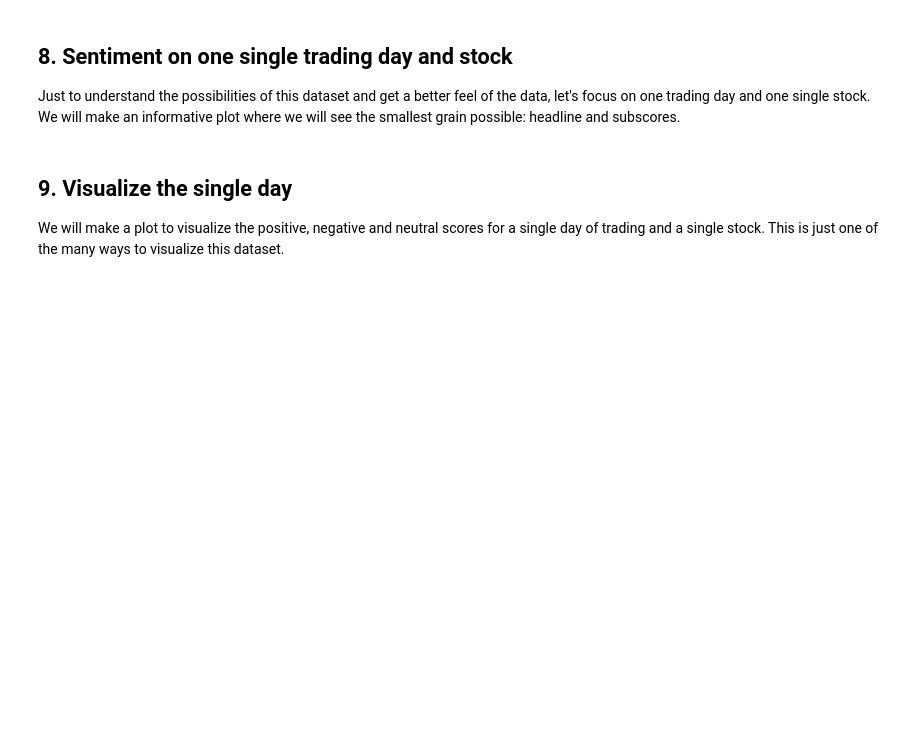
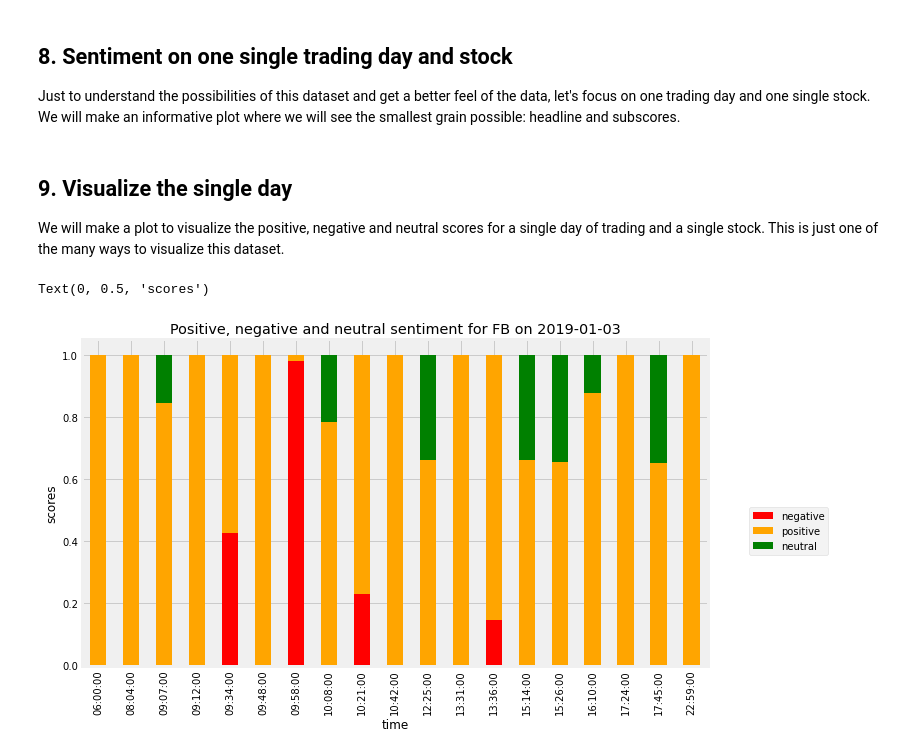
Before and after one commit to BabakBar/Stock-Sentiment-Analysis-Finviz, a Jupyter notebook: Stock Sentiment.ipynb, the cells around one changed output. Cells and saved outputs as stored; diff of their text form; code cells hidden in the pictures; blank space fills up the shorter version.

```diff
--- a/Stock Sentiment.ipynb
+++ b/Stock Sentiment.ipynb
@@ -195,11 +195,18 @@ single_day=single_day.sort_index(ascending=True)
 ## 9. Visualize the single day
 <p>We will make a plot to visualize the positive, negative and neutral scores for a single day of trading and a single stock. This is just one of the many ways to visualize this dataset.</p>
 # %%
-TITLE = "Negative, neutral, and positive sentiment for FB on 2019-01-03"
-COLORS = ["red","orange", "green"]
+TITLE = "Positive, negative and neutral sentiment for FB on 2019-01-03"
+COLORS = ["red", "orange", "green"]
 # Drop the columns that aren't useful for the plot
-plot_day = ...
+plot_day = single_day.drop(['headline', 'compound'], axis=1)
 # Change the column names to 'negative', 'positive', and 'neutral'
-plot_day.columns = ...
+plot_day.columns = ['negative', 'positive', 'neutral']
 # Plot a stacked bar chart
-# ... YOUR CODE FOR TASK 9 :-) ...
+plot_day.plot.bar(stacked = True,
+                  figsize=(10, 6),
+                  title = TITLE,
+                  color = COLORS).legend(bbox_to_anchor=(1.2, 0.5))
+plt.ylabel("scores")
+# %% [output]
+Text(0, 0.5, 'scores')
+[figure, added]
```
